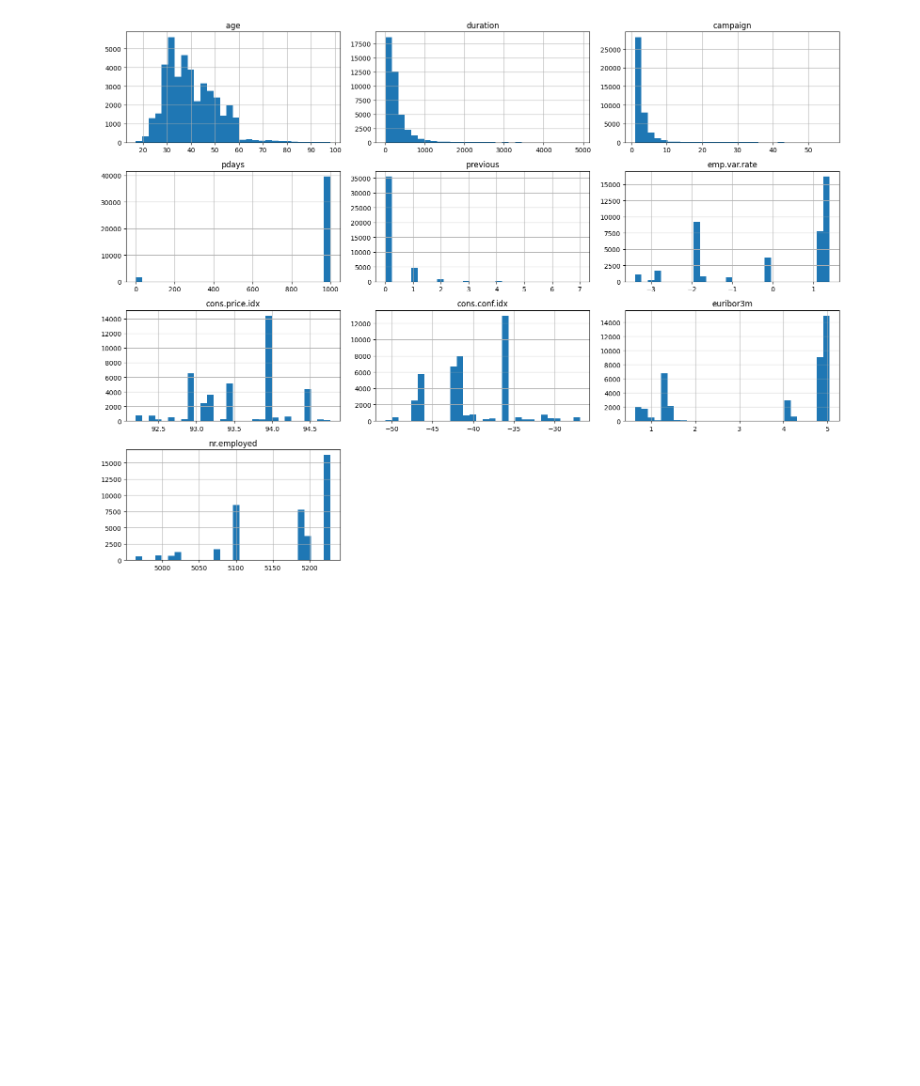
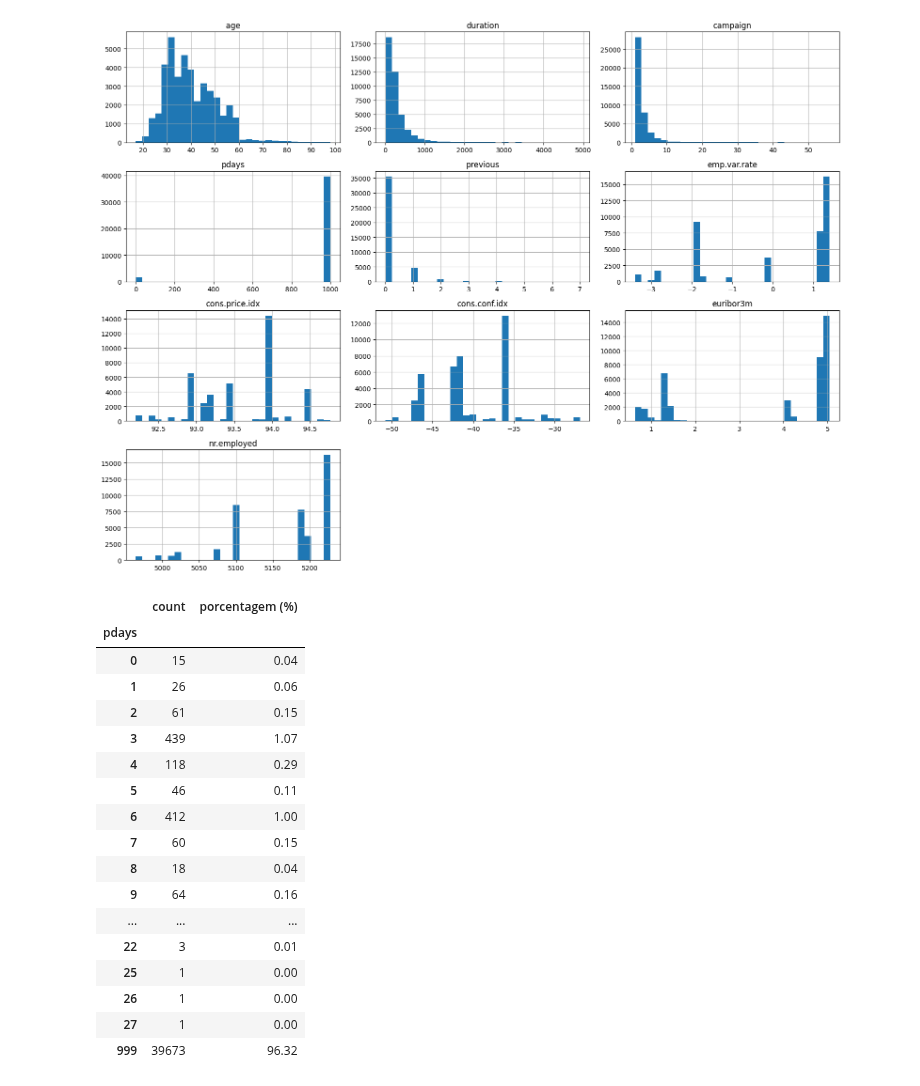
Before and after one commit to Maria-Isadora-Camargo/du_mkt_bancario_CDAN, a Jupyter notebook: du_mkt_bancario.ipynb, the cells around one changed output. Saved outputs shown, nothing was run; the diff lists cells and outputs as text; code cells hidden in the pictures; blank space fills up the shorter version.

```diff
--- a/du_mkt_bancario.ipynb
+++ b/du_mkt_bancario.ipynb
@@ -203,3 +203,27 @@ plt.tight_layout()
 plt.show()
 # %% [output]
 [figure]
+# %%
+pd.DataFrame({
+    "count": df["pdays"].value_counts().sort_index(),
+    "porcentagem (%)": df["pdays"].value_counts(normalize=True).sort_index() * 100
+}).round(2)
+# %% [output]
+|  | count | porcentagem (%) |
+| pdays |  |  |
+| 0 | 15 | 0.04 |
+| 1 | 26 | 0.06 |
+| 2 | 61 | 0.15 |
+| 3 | 439 | 1.07 |
+| 4 | 118 | 0.29 |
+| 5 | 46 | 0.11 |
+| 6 | 412 | 1.00 |
+| 7 | 60 | 0.15 |
+| 8 | 18 | 0.04 |
+| 9 | 64 | 0.16 |
+| ... | ... | ... |
+| 22 | 3 | 0.01 |
+| 25 | 1 | 0.00 |
+| 26 | 1 | 0.00 |
+| 27 | 1 | 0.00 |
+| 999 | 39673 | 96.32 |
```
Also changed, not shown: parts of 6 cells of this notebook.
